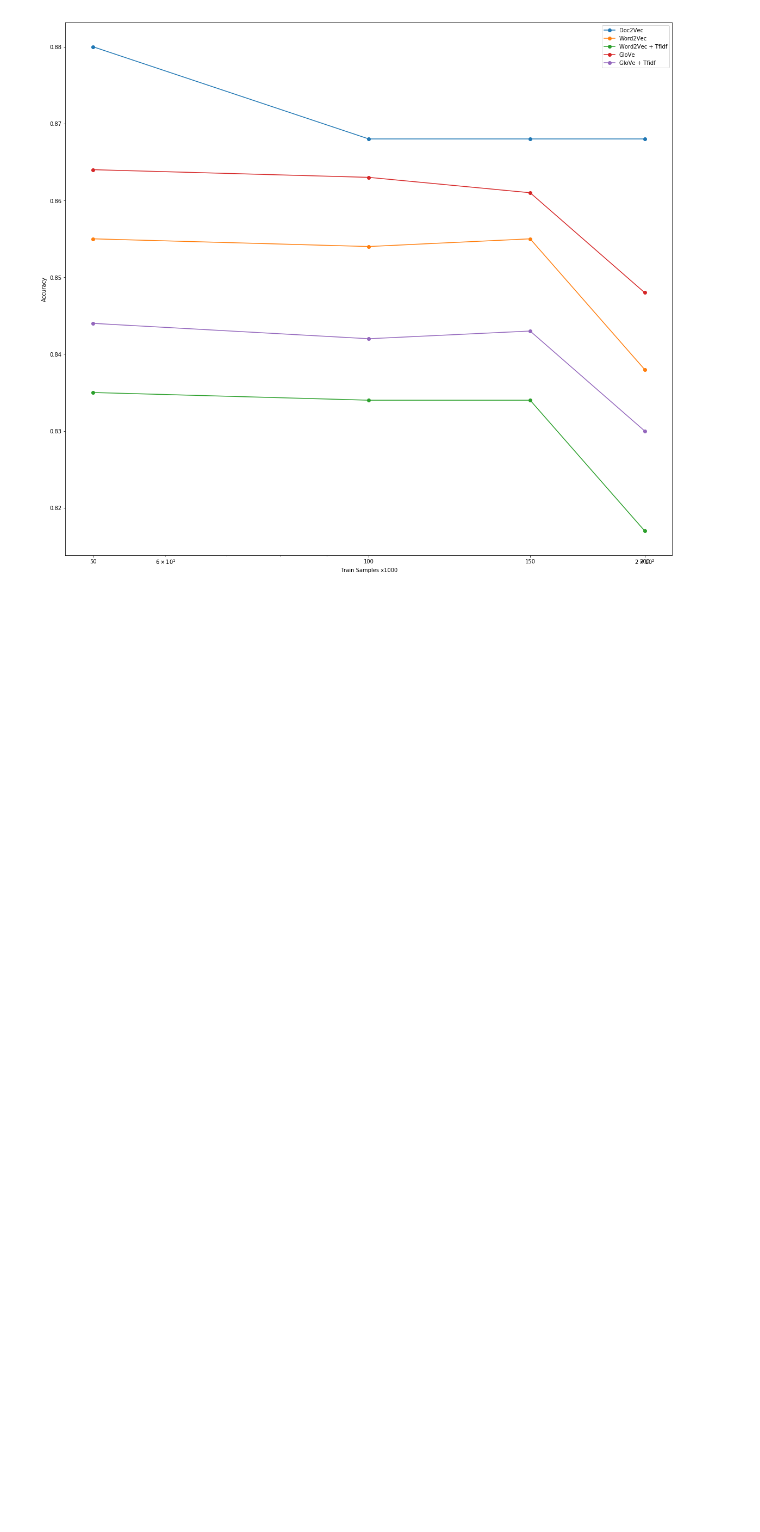
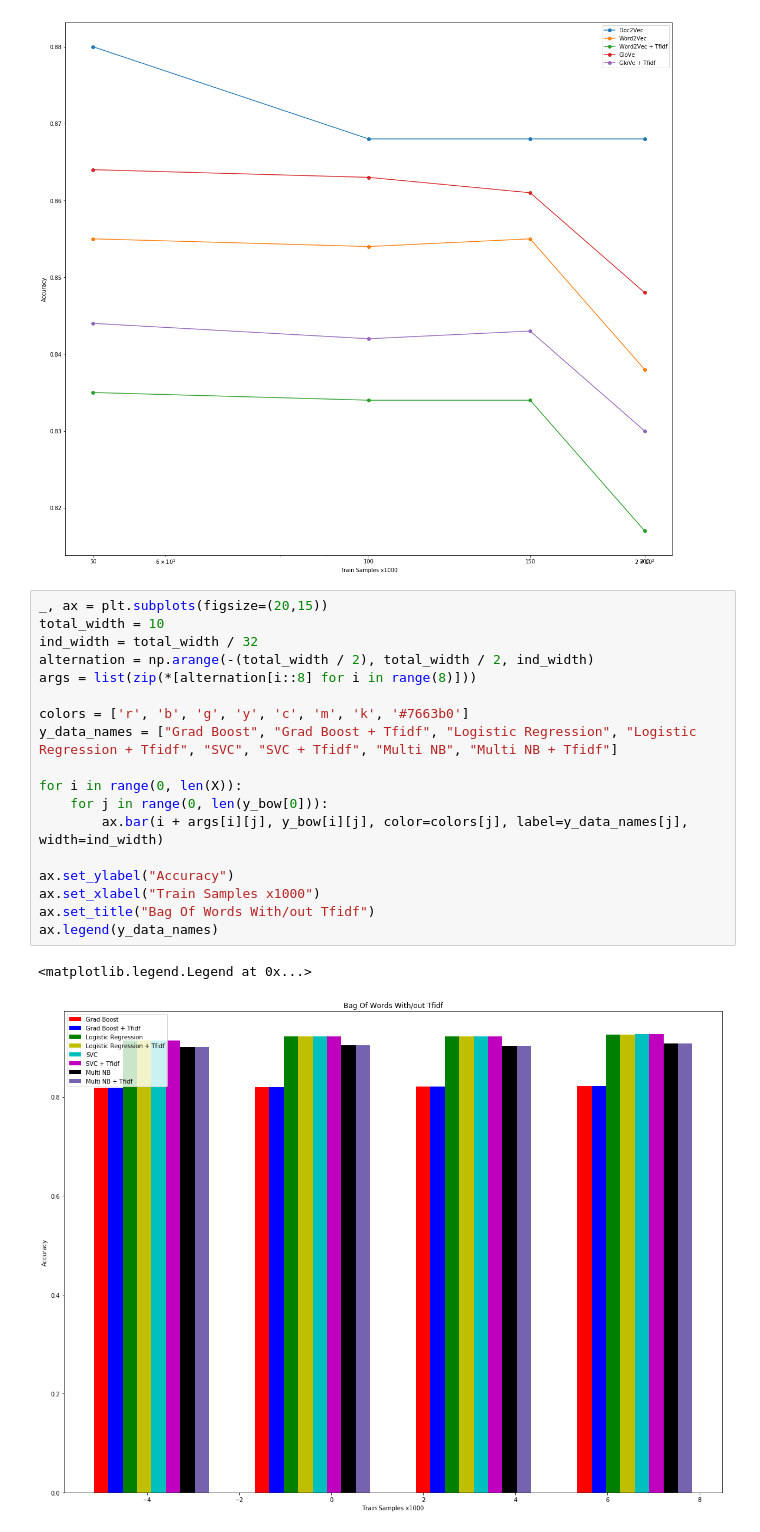
Before and after one commit to tamarakatic/sentiment-analysis-in-amazon-reviews, a Jupyter notebook: notebooks/3.0-bow-vs-pretrained_word_embeddings.ipynb, the cells around one changed output. Saved outputs shown, nothing was run; the diff lists cells and outputs as text; blank space fills up the shorter version.

Commit message:
Add chart for bow

```diff
--- a/notebooks/3.0-bow-vs-pretrained_word_embeddings.ipynb
+++ b/notebooks/3.0-bow-vs-pretrained_word_embeddings.ipynb
@@ -37,3 +37,24 @@ plt.xlabel("Train Samples x1000")
 plt.show()
 # %% [output]
 [figure]
+# %%
+_, ax = plt.subplots(figsize=(20,15))
+total_width = 10
+ind_width = total_width / 32
+alternation = np.arange(-(total_width / 2), total_width / 2, ind_width)
+args = list(zip(*[alternation[i::8] for i in range(8)]))
+
+colors = ['r', 'b', 'g', 'y', 'c', 'm', 'k', '#7663b0']
+y_data_names = ["Grad Boost", "Grad Boost + Tfidf", "Logistic Regression", "Logistic Regression + Tfidf", "SVC", "SVC + Tfidf", "Multi NB", "Multi NB + Tfidf"]
+
+for i in range(0, len(X)):
+    for j in range(0, len(y_bow[0])):
+        ax.bar(i + args[i][j], y_bow[i][j], color=colors[j], label=y_data_names[j], width=ind_width)
+
+ax.set_ylabel("Accuracy")
+ax.set_xlabel("Train Samples x1000")
+ax.set_title("Bag Of Words With/out Tfidf")
+ax.legend(y_data_names)
+# %% [output]
+<matplotlib.legend.Legend at 0x...>
+[figure, added]
```
